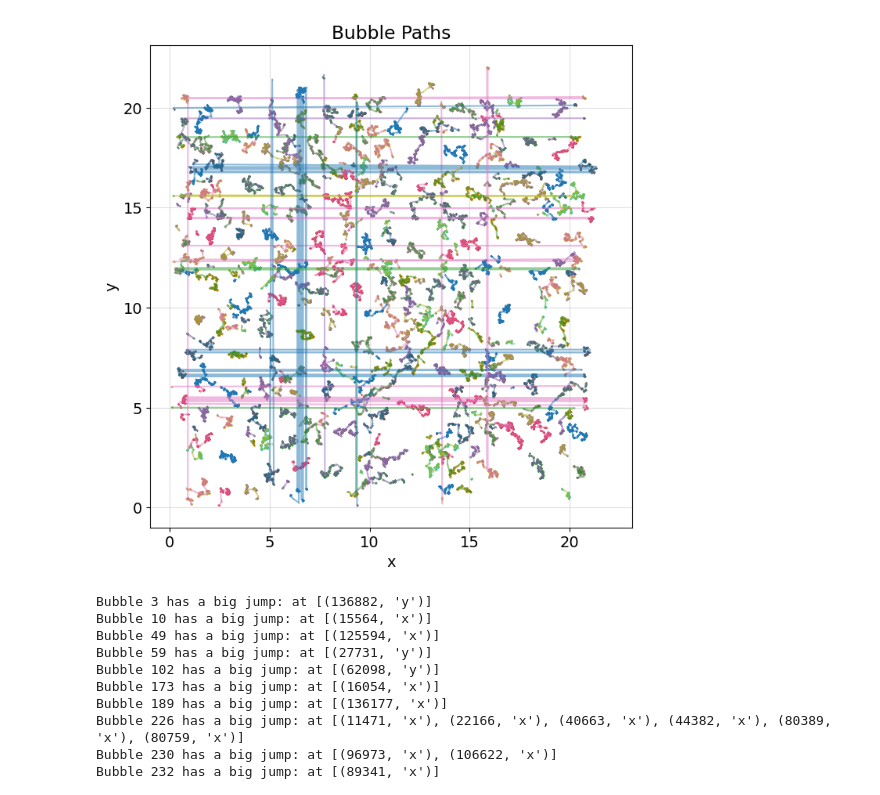
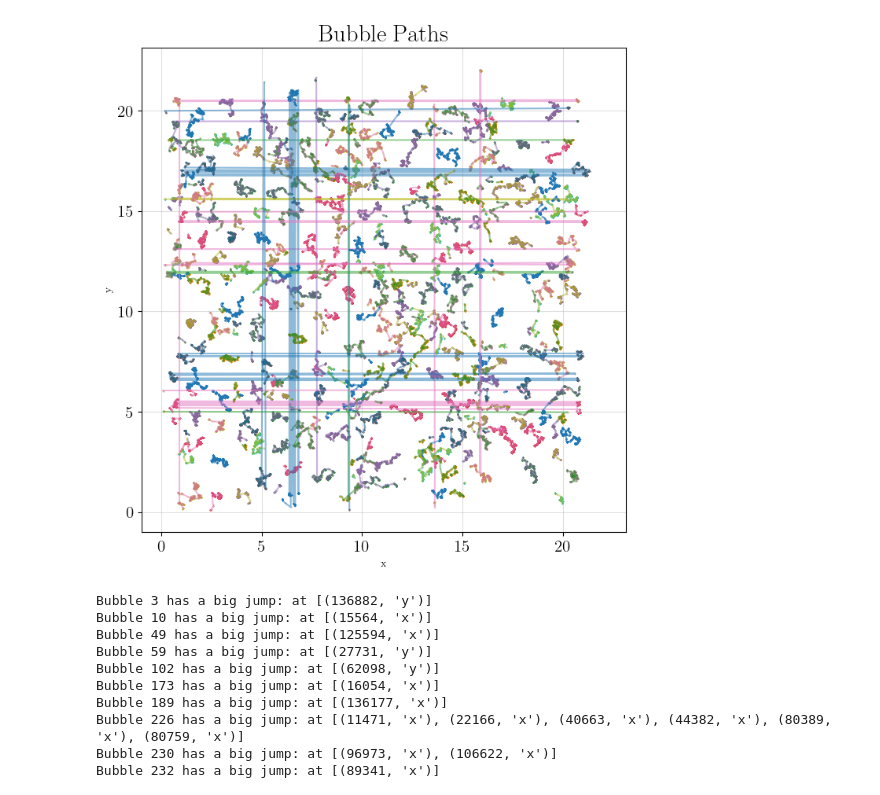
Before and after one commit to conorkirby/capstone, a Jupyter notebook: BubbleDataSelect.ipynb, the cells around one changed output. Cells and saved outputs as stored; diff of their text form; code cells hidden in the pictures.

```diff
--- a/BubbleDataSelect.ipynb
+++ b/BubbleDataSelect.ipynb
@@ -41,6 +41,13 @@ disappearing_ids = set(
       .index
 )
 # %%
+plt.rcParams.update({
+    "text.usetex": True,
+    "font.family": "serif",
+    "font.serif": ["Latin Modern Roman"],
+})
+
+
 # scaling marker size with data range
 x_span = df["x"].max() - df["x"].min()
 y_span = df["y"].max() - df["y"].min()
@@ -70,36 +77,38 @@ for bubble_id, group in df.groupby("id"):
 
 """ plt.xlim(15, 15.4)
 plt.ylim(3.5, 4)
 """
 
 
 
 plt.xlabel("x")
 plt.ylabel("y")
-plt.title("Bubble Paths")
+plt.title("Bubble Paths", fontsize=22)
+plt.xticks(fontsize=15)
+plt.yticks(fontsize=15)
 plt.axis("square")
 plt.grid(alpha=0.4)
-plt.savefig("/Users/conorkirby/Library/Mobile Documents/com~apple~CloudDocs/Coding/projects/python/capstone/Figures/bubble_paths_unfixed.png", dpi=300)
+plt.savefig("/Users/conorkirby/Library/Mobile Documents/com~apple~CloudDocs/Coding/projects/python/capstone/Figures/00_Thesis_Figures/bubble_paths_unfixed.png", dpi=300)
 plt.show()
 
 
 
 # x where starts, open circle when finish, closed circle --------------------------------------------
 # make sure square and not stretching data, same scale on both axis ---------------------------------
 # deal with periodic boundary conditions ------------------------------------------------------------
 # mark beginning and end of each path, bubble  disappearance ----------------------------------------
 # run for entire simulation length ------------------------------------------------------------------
 # Run a comparison of gaussian with same number of data steps ---------------------------------------
 # display linepoints as dots not connected lines, plus small line to show direction -----------------
 # for simulation, histogram of changes in position, x and y separately like in file stefan sent on
 # both for gaussian and bubble data, use log return, follow document, ln(x(t+dt)/x(t))
 
 # for gaussian simulation, plot distance from origin as a function of time, both x and y ----------------
 # plot the square of the distance as it is linear in time, mean squared displacement --------------------
 # slope  depends on simulation and the parameters I set -------------------------------------------------
 # how????
 # %% [output]
-[figure, old version]
+[figure, new version]
 # %%
 # Checks to rule out false data
 
```
Also changed, not shown: parts of 11 cells of this notebook, 47 other files.
